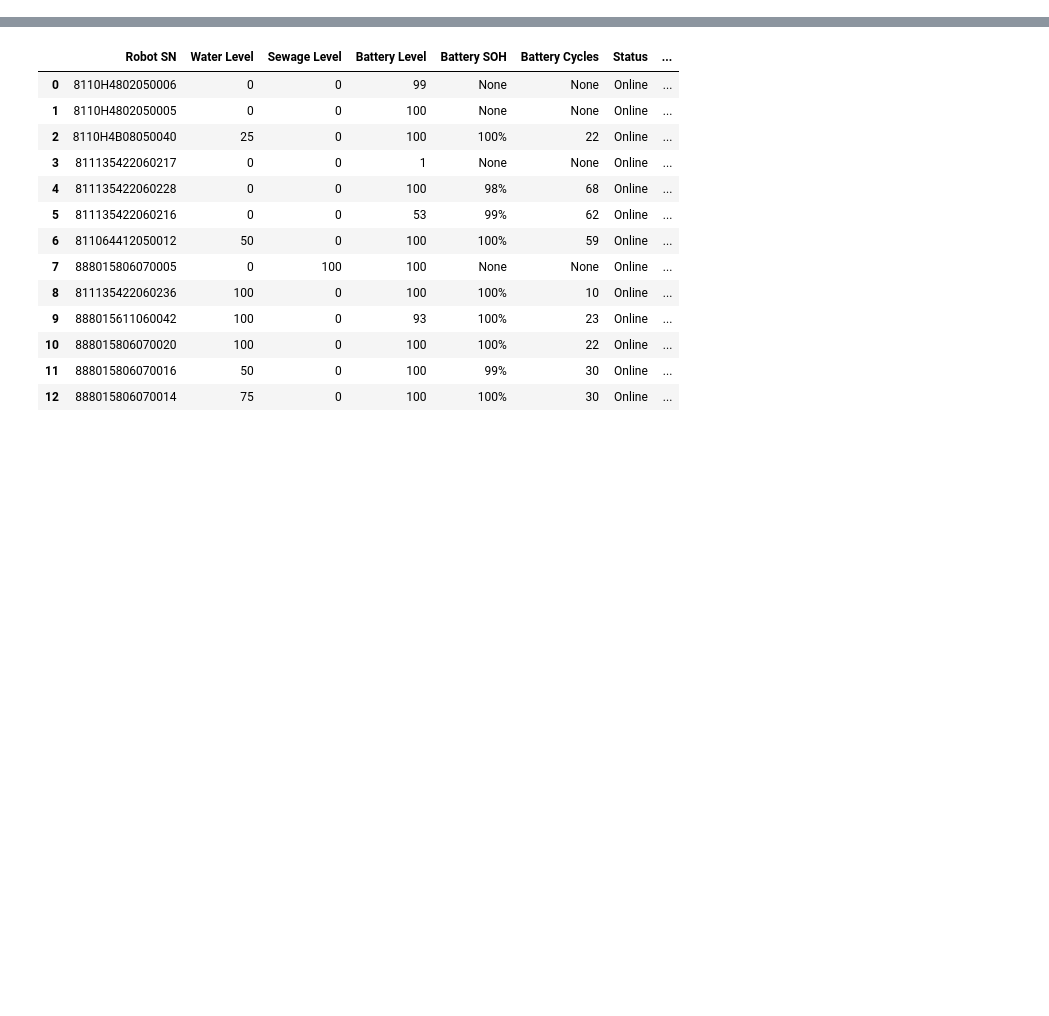
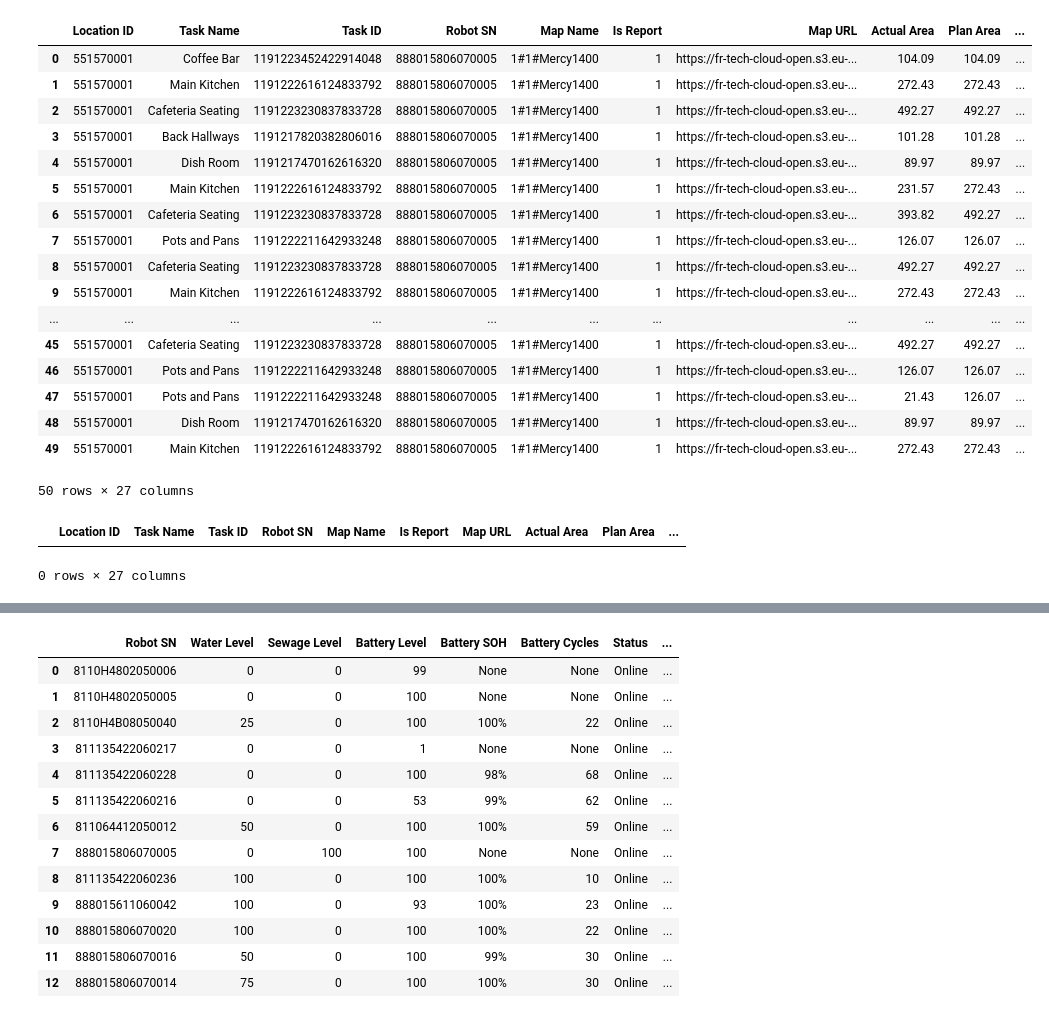
Before and after one commit to CarloCHEN/pudu_robot, a Jupyter notebook: src/ds.ipynb, the cells around one changed output, grey strips where cells are left out. Saved outputs shown, nothing was run; the diff lists cells and outputs as text; code cells hidden in the pictures; blank space fills up the shorter version.

```diff
--- a/src/ds.ipynb
+++ b/src/ds.ipynb
@@ -79,0 +142,2 @@ api_app_secret = 'k2fmGdhz6mhqcl79eWot9f2kqoqosC2q0cm6csM1'
+# %%
+df = get_robot_status_table(robot_type='pudu', customer_name='CPS')
@@ -79,0 +153,6 @@ api_app_secret = 'k2fmGdhz6mhqcl79eWot9f2kqoqosC2q0cm6csM1'
+# %%
+# conver start time from utc to new york time
+df['Start Time'] = pd.to_datetime(df['Start Time']) - timedelta(hours=5)
+df['End Time'] = pd.to_datetime(df['End Time']) - timedelta(hours=5)
+df.sort_values(by='Start Time', inplace=True, ascending=False)
+df.head()
@@ -79,0 +214,26 @@ api_app_secret = 'k2fmGdhz6mhqcl79eWot9f2kqoqosC2q0cm6csM1'
+# %%
+df.loc[df['Robot SN'] == '888015806070005']
+# %% [output]
+|  | Location ID | Task Name | Task ID | Robot SN | Map Name | Is Report | Map URL | Actual Area | Plan Area | ... |
+| 0 | 551570001 | Coffee Bar | 1191223452422914048 | 888015806070005 | 1#1#Mercy1400 | 1 | https://fr-tech-cloud-open.s3.eu-... | 104.09 | 104.09 | ... |
+| 1 | 551570001 | Main Kitchen | 1191222616124833792 | 888015806070005 | 1#1#Mercy1400 | 1 | https://fr-tech-cloud-open.s3.eu-... | 272.43 | 272.43 | ... |
+| 2 | 551570001 | Cafeteria Seating | 1191223230837833728 | 888015806070005 | 1#1#Mercy1400 | 1 | https://fr-tech-cloud-open.s3.eu-... | 492.27 | 492.27 | ... |
+| 3 | 551570001 | Back Hallways | 1191217820382806016 | 888015806070005 | 1#1#Mercy1400 | 1 | https://fr-tech-cloud-open.s3.eu-... | 101.28 | 101.28 | ... |
+| 4 | 551570001 | Dish Room | 1191217470162616320 | 888015806070005 | 1#1#Mercy1400 | 1 | https://fr-tech-cloud-open.s3.eu-... | 89.97 | 89.97 | ... |
+| 5 | 551570001 | Main Kitchen | 1191222616124833792 | 888015806070005 | 1#1#Mercy1400 | 1 | https://fr-tech-cloud-open.s3.eu-... | 231.57 | 272.43 | ... |
+| 6 | 551570001 | Cafeteria Seating | 1191223230837833728 | 888015806070005 | 1#1#Mercy1400 | 1 | https://fr-tech-cloud-open.s3.eu-... | 393.82 | 492.27 | ... |
+| 7 | 551570001 | Pots and Pans | 1191222211642933248 | 888015806070005 | 1#1#Mercy1400 | 1 | https://fr-tech-cloud-open.s3.eu-... | 126.07 | 126.07 | ... |
+| 8 | 551570001 | Cafeteria Seating | 1191223230837833728 | 888015806070005 | 1#1#Mercy1400 | 1 | https://fr-tech-cloud-open.s3.eu-... | 492.27 | 492.27 | ... |
+| 9 | 551570001 | Main Kitchen | 1191222616124833792 | 888015806070005 | 1#1#Mercy1400 | 1 | https://fr-tech-cloud-open.s3.eu-... | 272.43 | 272.43 | ... |
+| ... | ... | ... | ... | ... | ... | ... | ... | ... | ... | ... |
+| 45 | 551570001 | Cafeteria Seating | 1191223230837833728 | 888015806070005 | 1#1#Mercy1400 | 1 | https://fr-tech-cloud-open.s3.eu-... | 492.27 | 492.27 | ... |
+| 46 | 551570001 | Pots and Pans | 1191222211642933248 | 888015806070005 | 1#1#Mercy1400 | 1 | https://fr-tech-cloud-open.s3.eu-... | 126.07 | 126.07 | ... |
+| 47 | 551570001 | Pots and Pans | 1191222211642933248 | 888015806070005 | 1#1#Mercy1400 | 1 | https://fr-tech-cloud-open.s3.eu-... | 21.43 | 126.07 | ... |
+| 48 | 551570001 | Dish Room | 1191217470162616320 | 888015806070005 | 1#1#Mercy1400 | 1 | https://fr-tech-cloud-open.s3.eu-... | 89.97 | 89.97 | ... |
+| 49 | 551570001 | Main Kitchen | 1191222616124833792 | 888015806070005 | 1#1#Mercy1400 | 1 | https://fr-tech-cloud-open.s3.eu-... | 272.43 | 272.43 | ... |
+50 rows × 27 columns
+# %%
+df
+# %% [output]
+|  | Location ID | Task Name | Task ID | Robot SN | Map Name | Is Report | Map URL | Actual Area | Plan Area | ... |
+0 rows × 27 columns
```
Also changed, not shown: parts of 35 cells of this notebook, 14 other files.
